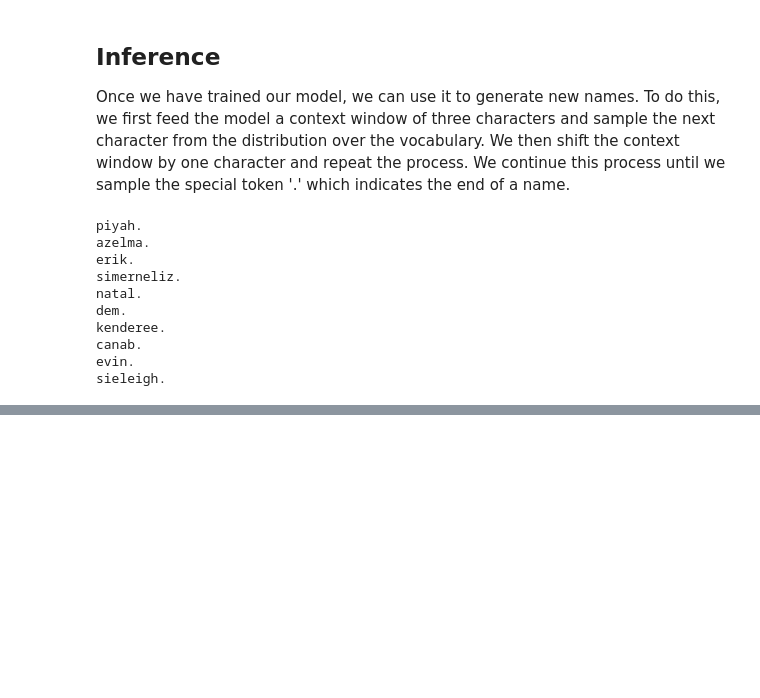
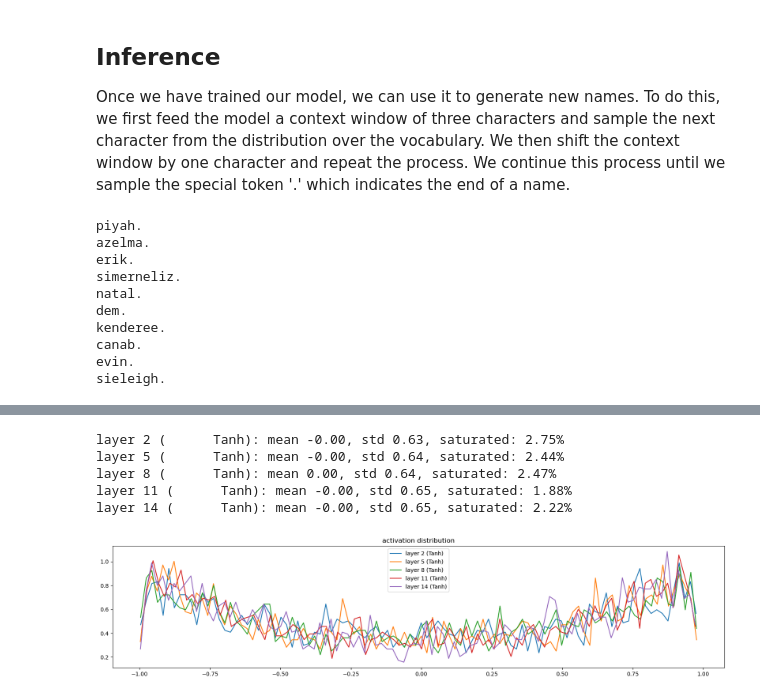
Before and after one commit to lapatric/makemore-tutorial, a Jupyter notebook: mm_mlp.ipynb, the cells around one changed output, grey strips where cells are left out. Drawn from its saved outputs; the diff is of its cells as text; code cells hidden in the pictures; blank space fills up the shorter version.

Commit message:
PyTorch-ify the implementation + dynamic model state analysis

```diff
--- a/mm_mlp.ipynb
+++ b/mm_mlp.ipynb
@@ -338,0 +431,7 @@ sieleigh.
+# %%
+# Training parameters
+max_steps = 50000
+learning_rate = 0.1
+batch_size = 32
+loss_i = []
+upd2data = []
@@ -338,0 +480,20 @@ sieleigh.
+# %%
+# Plot activations
+plt.figure(figsize=(20, 4))
+legends = []
+for i, l in enumerate(layers):
+    if isinstance(l, Tanh):
+        t = l.out
+        print('layer %d (%10s): mean %.2f, std %.2f, saturated: %.2f%%' % (i, l.__class__.__name__, t.mean(), t.std(), (t.abs() > 0.97).float().mean() * 100))
+        hy, hx = torch.histogram(t, density=True)
+        plt.plot(hx[:-1].detach(), hy.detach())
+        legends.append(f'layer {i} ({l.__class__.__name__})')
+plt.legend(legends);
+plt.title('activation distribution');
+# %% [output]
+layer 2 (      Tanh): mean -0.00, std 0.63, saturated: 2.75%
+layer 5 (      Tanh): mean -0.00, std 0.64, saturated: 2.44%
+layer 8 (      Tanh): mean 0.00, std 0.64, saturated: 2.47%
+layer 11 (      Tanh): mean -0.00, std 0.65, saturated: 1.88%
+layer 14 (      Tanh): mean -0.00, std 0.65, saturated: 2.22%
+[figure, added]
```
Also changed, not shown: parts of 12 cells of this notebook.
